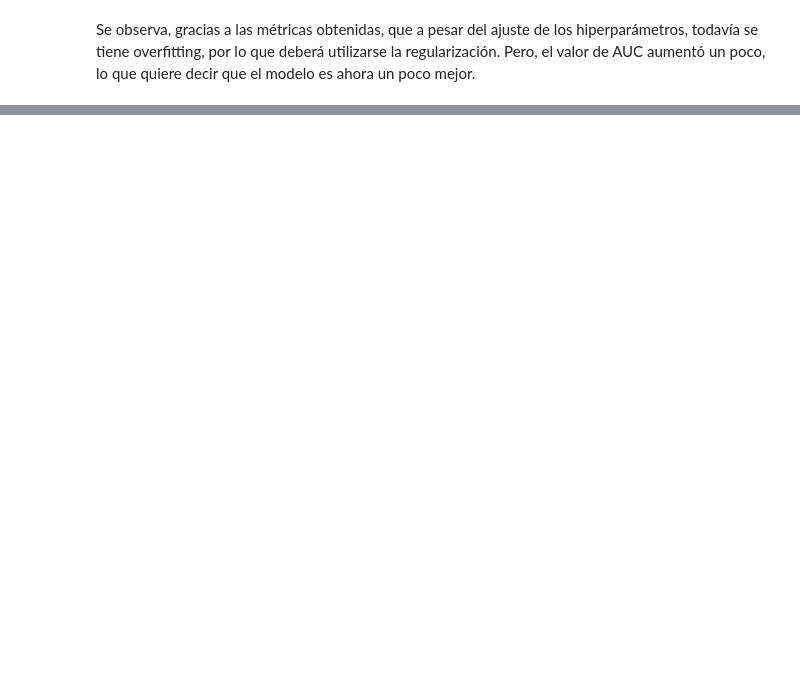
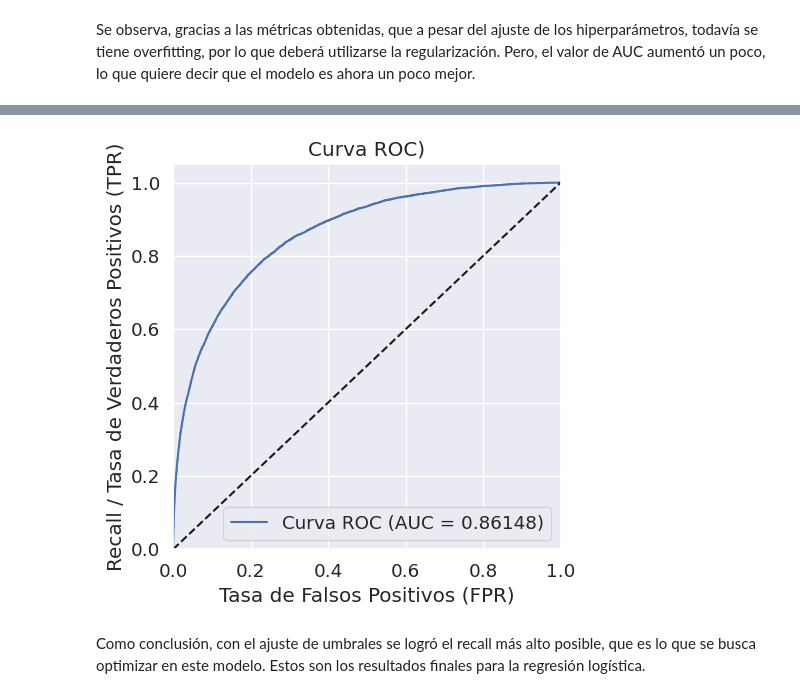
Before and after one commit to danib08/Reconocimiento-de-Patrones, a Jupyter notebook: Proyecto1.ipynb, the cells around one changed output, grey strips where cells are left out. Drawn from its saved outputs; the diff is of its cells as text; code cells hidden in the pictures; blank space fills up the shorter version.

```diff
--- a/Proyecto1.ipynb
+++ b/Proyecto1.ipynb
@@ -646,0 +683,26 @@ Our test F1:        0.61778555
+# %%
+y_pred_logreg_reg = our_logreg_reg.predict(X_test, threshold=optimal_threshold)
+y_pred_train_logreg_reg = our_logreg_reg.predict(X_resampled, threshold=optimal_threshold)
+
+y_prob_logreg_reg = our_logreg_reg.predict_prob(X_test)
+
+# accuracy, precision, recall, f1
+our_logreg_reg_train_accuracy = accuracy_score(y_resampled, y_pred_train_logreg_reg)
+our_logreg_reg_train_precision = precision_score(y_resampled, y_pred_train_logreg_reg)
+our_logreg_reg_train_recall = recall_score(y_resampled, y_pred_train_logreg_reg)
+our_logreg_reg_train_f1 = f1_score(y_resampled, y_pred_train_logreg_reg)
+
+our_logreg_reg_accuracy = accuracy_score(y_test, y_pred_logreg_reg)
+our_logreg_reg_precision = precision_score(y_test, y_pred_logreg_reg)
+our_logreg_reg_recall = recall_score(y_test, y_pred_logreg_reg)
+our_logreg_reg_f1 = f1_score(y_test, y_pred_logreg_reg)
+
+print('Our training accuracy:  {0:0.8f}'. format(our_logreg_reg_train_accuracy))
+print('Our training precision: {0:0.8f}'. format(our_logreg_reg_train_precision))
+print('Our training recall:    {0:0.8f}'. format(our_logreg_reg_train_recall))
+print('Our training F1:        {0:0.8f}'. format(our_logreg_reg_train_f1))
+print("\n")
+print('Our test accuracy:  {0:0.8f}'. format(our_logreg_reg_accuracy))
+print('Our test precision: {0:0.8f}'. format(our_logreg_reg_precision))
+print('Our test recall:    {0:0.8f}'. format(our_logreg_reg_recall))
+print('Our test F1:        {0:0.8f}'. format(our_logreg_reg_f1))
@@ -646,0 +720,19 @@ Our test F1:        0.61778555
+# %%
+fpr, tpr, thresholds = roc_curve(y_test, y_prob_logreg_reg)
+roc_auc_curve = auc(fpr, tpr)
+
+# gráfica ROC
+plt.figure(figsize=(5, 5))
+plt.plot(fpr, tpr, label=f'Curva ROC (AUC = {roc_auc_curve:.5f})')
+plt.plot([0, 1], [0, 1], 'k--')
+plt.xlim([0.0, 1.0])
+plt.ylim([0.0, 1.05])
+plt.xlabel('Tasa de Falsos Positivos (FPR)')
+plt.ylabel('Recall / Tasa de Verdaderos Positivos (TPR)')
+plt.title('Curva ROC)')
+plt.legend(loc="lower right")
+plt.show()
+# %% [output]
+[figure, added]
+# %% [markdown]
+Como conclusión, con el ajuste de umbrales se logró el recall más alto posible, que es lo que se busca optimizar en este modelo. Estos son los resultados finales para la regresión logística.
```
Also changed, not shown: parts of 20 cells of this notebook.
